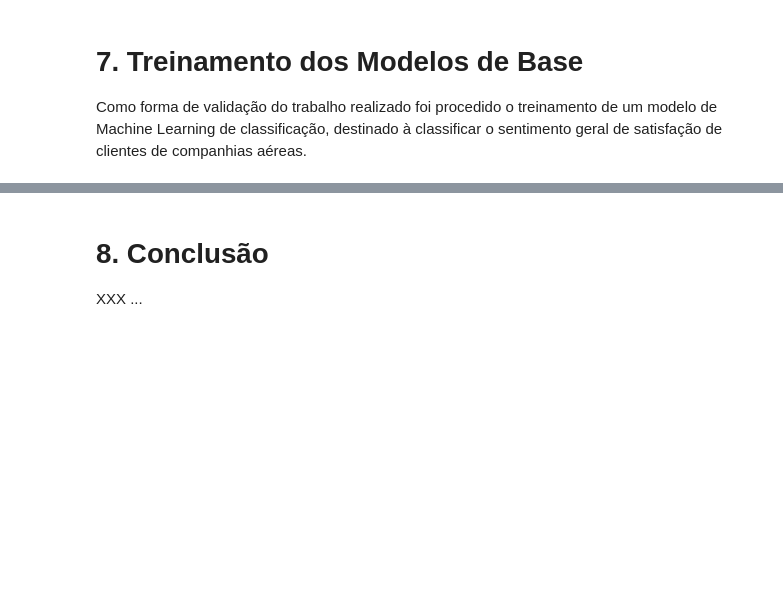
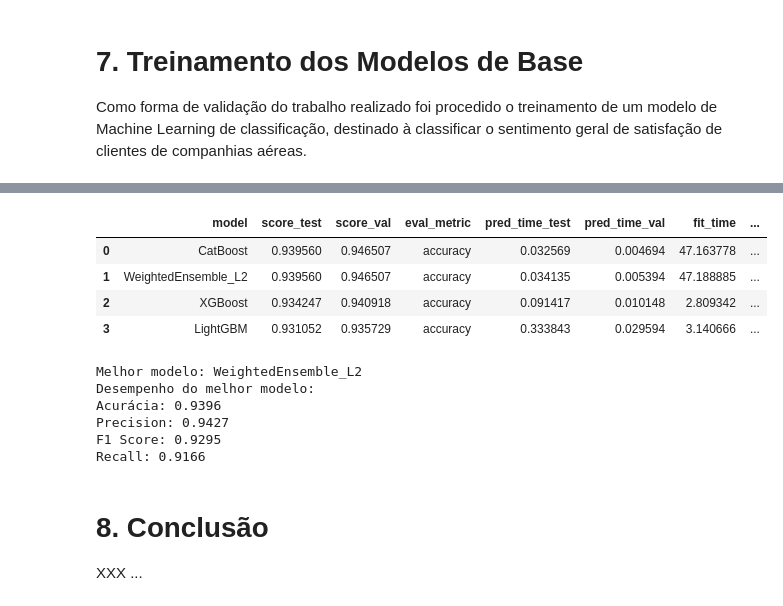
Before and after one commit to rogerioferreira/MVP-Analise-de-Dados-e-Boas-Praticas-PUC-RIO, a Jupyter notebook: notebooks/mvp-analise de dados e boas praticas.ipynb, the cells around one changed output, grey strips where cells are left out. Drawn from its saved outputs; the diff is of its cells as text; code cells hidden in the pictures; blank space fills up the shorter version.

Commit message:
atualização do treinamento dos modelos

```diff
--- a/notebooks/mvp-analise de dados e boas praticas.ipynb
+++ b/notebooks/mvp-analise de dados e boas praticas.ipynb
@@ -970,16 +990,30 @@ Como forma de validação do trabalho realizado foi procedido o treinamento de u
 # %%
-# # Análise dos modelos empregados e identificação do melhor modelo
-# leaderboard = predictor.leaderboard(test_data, silent=True)
-# display(leaderboard)
+# Análise dos modelos empregados e identificação do melhor modelo
+leaderboard = predictor.leaderboard(test_data, silent=True)
+display(leaderboard)
 
-# # Análise de desempenho do melhor modelo
-# performance = predictor.evaluate(test_data)
+# Análise de desempenho do melhor modelo
+performance = predictor.evaluate(test_data)
 
-# print("Desempenho do melhor modelo:")
-# print(f"Acurácia: {round(performance['accuracy'], 4)}")
-# print(f"Precision: {round(performance['precision'], 4)}")
-# print(f"F1 Score: {round(performance['f1'], 4)}")
-# print(f"Recall: {round(performance['recall'], 4)}")
+print("Melhor modelo:", predictor.model_best)
+
+print("Desempenho do melhor modelo:")
+print(f"Acurácia: {round(performance['accuracy'], 4)}")
+print(f"Precision: {round(performance['precision'], 4)}")
+print(f"F1 Score: {round(performance['f1'], 4)}")
+print(f"Recall: {round(performance['recall'], 4)}")
+# %% [output]
+|  | model | score_test | score_val | eval_metric | pred_time_test | pred_time_val | fit_time | ... |
+| 0 | CatBoost | 0.939560 | 0.946507 | accuracy | 0.032569 | 0.004694 | 47.163778 | ... |
+| 1 | WeightedEnsemble_L2 | 0.939560 | 0.946507 | accuracy | 0.034135 | 0.005394 | 47.188885 | ... |
+| 2 | XGBoost | 0.934247 | 0.940918 | accuracy | 0.091417 | 0.010148 | 2.809342 | ... |
+| 3 | LightGBM | 0.931052 | 0.935729 | accuracy | 0.333843 | 0.029594 | 3.140666 | ... |
+Melhor modelo: WeightedEnsemble_L2
+Desempenho do melhor modelo:
+Acurácia: 0.9396
+Precision: 0.9427
+F1 Score: 0.9295
+Recall: 0.9166
 # %% [markdown]
 <div style="page-break-after: always;"></div>
 
```
Also changed, not shown: parts of 3 cells of this notebook.
